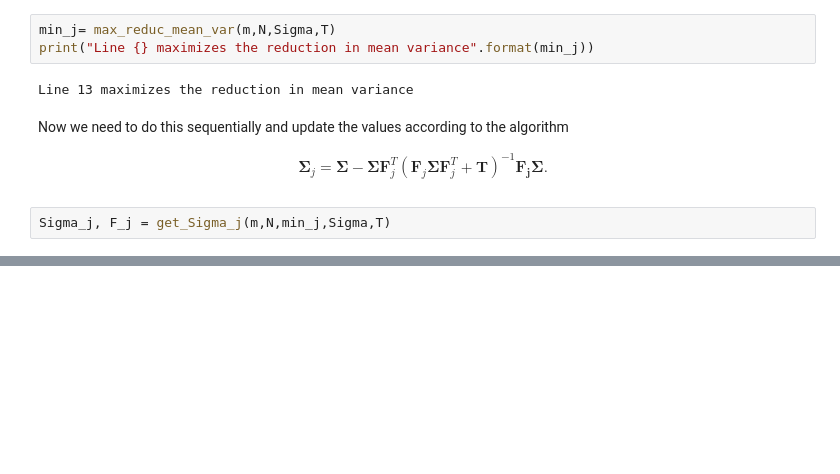
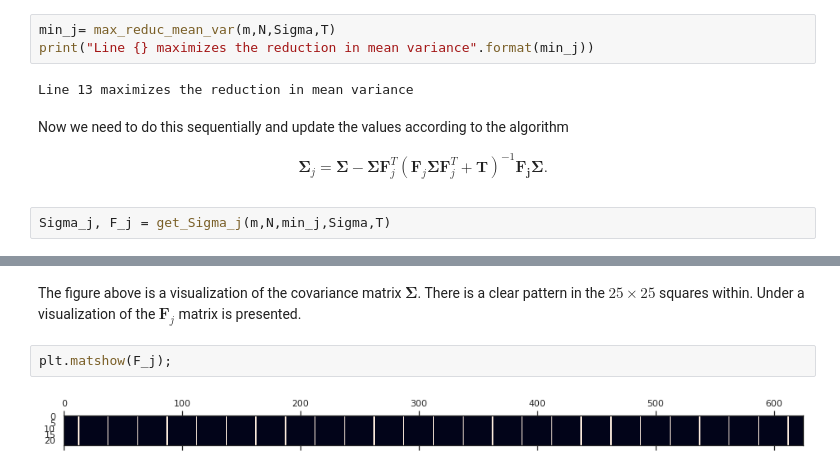
Before and after one commit to berild/mssdvia, a Jupyter notebook: sequential-voi/exercise-g-sol.ipynb, the cells around one changed output, grey strips where cells are left out. Saved outputs shown, nothing was run; the diff lists cells and outputs as text; blank space fills up the shorter version.

```diff
--- a/sequential-voi/exercise-g-sol.ipynb
+++ b/sequential-voi/exercise-g-sol.ipynb
@@ -121,0 +122,6 @@ from scipy.stats import norm
+# %% [markdown]
+The figure above is a visualization of the covariance matrix $\mathbf{\Sigma}$. There is a clear pattern in the $25\times25$ squares within. Under a visualization of the $\mathbf{F}_j$ matrix is presented.
+# %%
+plt.matshow(F_j);
+# %% [output]
+[figure, added]
```
Also changed, not shown: parts of 26 cells of this notebook.
